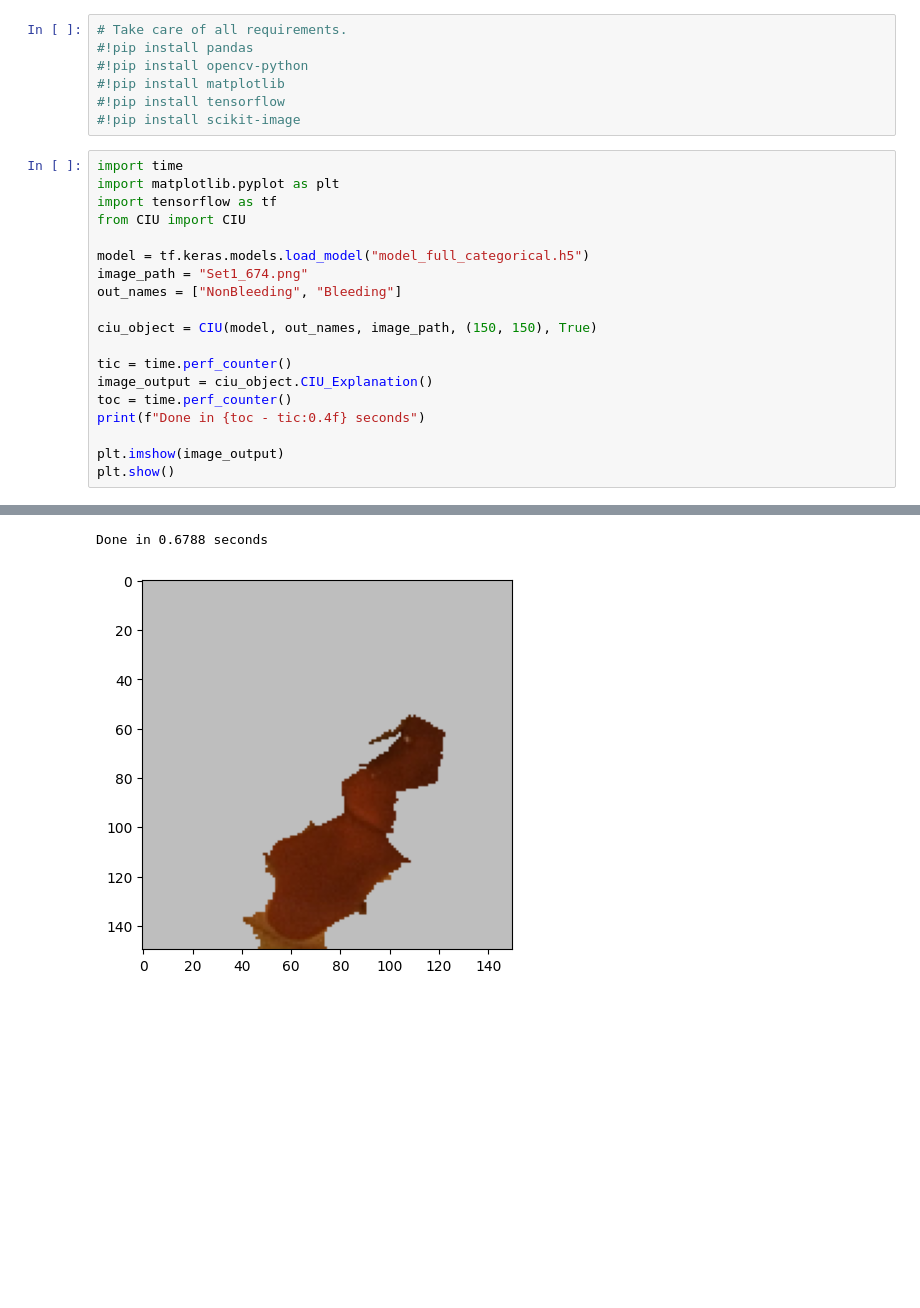
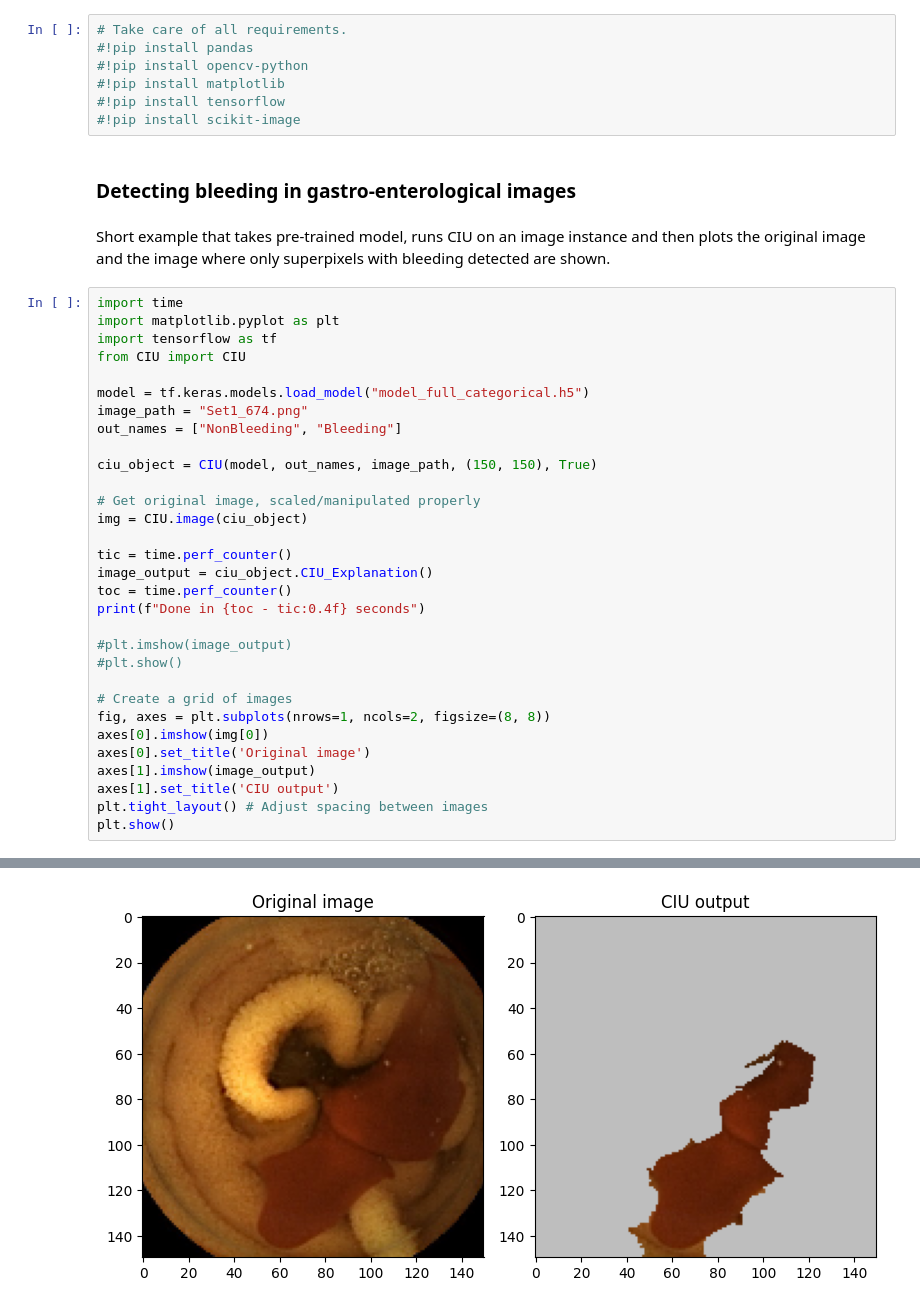
Before and after one commit to KaryFramling/py_ciu_image, a Jupyter notebook: README_notebook.ipynb, the cells around one changed output, grey strips where cells are left out. Cells and saved outputs as stored; diff of their text form; blank space fills up the shorter version.

Commit message:
Added Jupyter notebook for running the example(s) and modified README accordingly.

```diff
--- a/README_notebook.ipynb
+++ b/README_notebook.ipynb
@@ -5,6 +9,10 @@
 #!pip install matplotlib
 #!pip install tensorflow
 #!pip install scikit-image
+# %% [markdown]
+### Detecting bleeding in gastro-enterological images
+# %% [markdown]
+Short example that takes pre-trained model, runs CIU on an image instance and then plots the original image and the image where only superpixels with bleeding detected are shown.
 # %%
 import time
 import matplotlib.pyplot as plt
@@ -17,11 +25,23 @@ out_names = ["NonBleeding", "Bleeding"]
 
 ciu_object = CIU(model, out_names, image_path, (150, 150), True)
 
+# Get original image, scaled/manipulated properly
+img = CIU.image(ciu_object)
+
 tic = time.perf_counter()
 image_output = ciu_object.CIU_Explanation()
 toc = time.perf_counter()
 print(f"Done in {toc - tic:0.4f} seconds")
 
-plt.imshow(image_output)
+#plt.imshow(image_output)
+#plt.show()
+
+# Create a grid of images
+fig, axes = plt.subplots(nrows=1, ncols=2, figsize=(8, 8))
+axes[0].imshow(img[0])
+axes[0].set_title('Original image')
+axes[1].imshow(image_output)
+axes[1].set_title('CIU output')
+plt.tight_layout() # Adjust spacing between images
 plt.show()
 # %% [output]
@@ -30,2 +49 @@ To enable the following instructions: AVX2 FMA, in other operations, rebuild Ten
-Done in 0.6788 seconds
-[figure, old version]
+[figure, new version]
```
Also changed, not shown: parts of 5 cells of this notebook, 1 other file.
